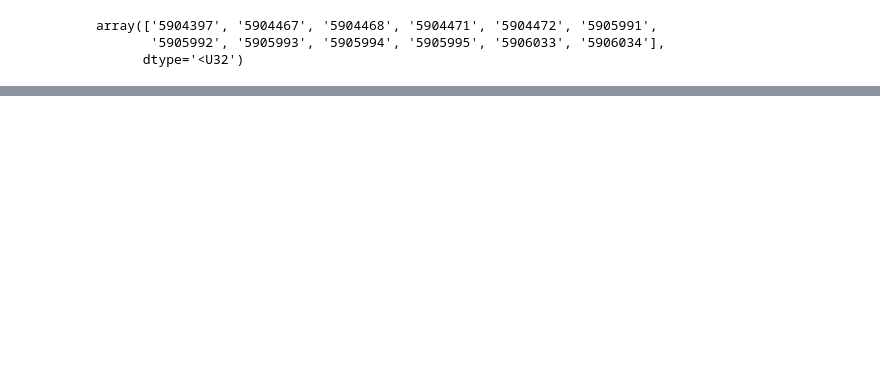
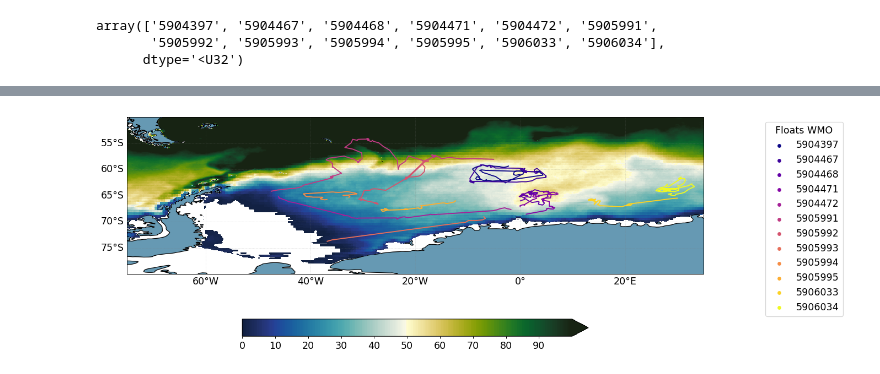
Before and after one commit to ClaraCDouglas/net_community_production, a Jupyter notebook: notebooks/Satellite_float_Matchup.ipynb, the cells around one changed output, grey strips where cells are left out. Saved outputs shown, nothing was run; the diff lists cells and outputs as text; code cells hidden in the pictures; blank space fills up the shorter version.

```diff
--- a/notebooks/Satellite_float_Matchup.ipynb
+++ b/notebooks/Satellite_float_Matchup.ipynb
@@ -890,0 +916,32 @@ plt.scatter(x, y, c=t)
+# %%
+#fig, ax = plt.subplots(figsize = (20, 8))
+#for n, float_ in enumerate(float_ID[0:1]):
+fid=float_ID[:].tolist()
+idx = ArgoIndexFetcher().float(float_ID).load() #float(fid)
+fig, ax = idx.plot('trajectory', palette='plasma',figsize=(15, 8),linewidth=3)
+levels = np.linspace(0.0, 100.0, 200)
+cont=ax.contourf(nppAn_satellite.lon,nppAn_satellite.lat,nppAn_satellite.npp.T,levels=levels, cmap = cmocean.cm.delta,extend='max')
+cont.set_clim(vmin=0, vmax=100)
+cbar = fig.colorbar(cont,ticks=[0, 10,20,30,40,50,60,70,80,90],shrink=0.6,location="bottom")
+#divider = make_axes_locatable(ax)
+#cax = divider.append_axes("right", size="5%", pad=0.05)
+#cbar = fig.colorbar(cont,cax=cax)
+
+#box1 = ax.plot(OObox[:,0],OObox[:,1],color='rosybrown', linestyle='solid',linewidth=3)
+#box2 = ax.plot(SRbox[:,0],SRbox[:,1],color='darkkhaki', linestyle='solid',linewidth=3)
+ax.set_xlim(-75,35)
+ax.set_ylim(-80, -50)
+#ax.title('WG float trajectories over timeseries mean chl concentration')
+
+#savefig(FloatTrajChl, dpi=300, format='pdf', transparent=True)
+fig.savefig("Map_floatsv.jpg",
+            bbox_inches ="tight",
+            pad_inches = 1,
+            #transparent = True,
+            #facecolor ="w",
+            #edgecolor ='w',
+            orientation ='landscape')
+
+#plt.scatter(x, y, c=t)
+# %% [output]
+[figure, added]
```
Also changed, not shown: parts of 28 cells of this notebook, 18 other files.
